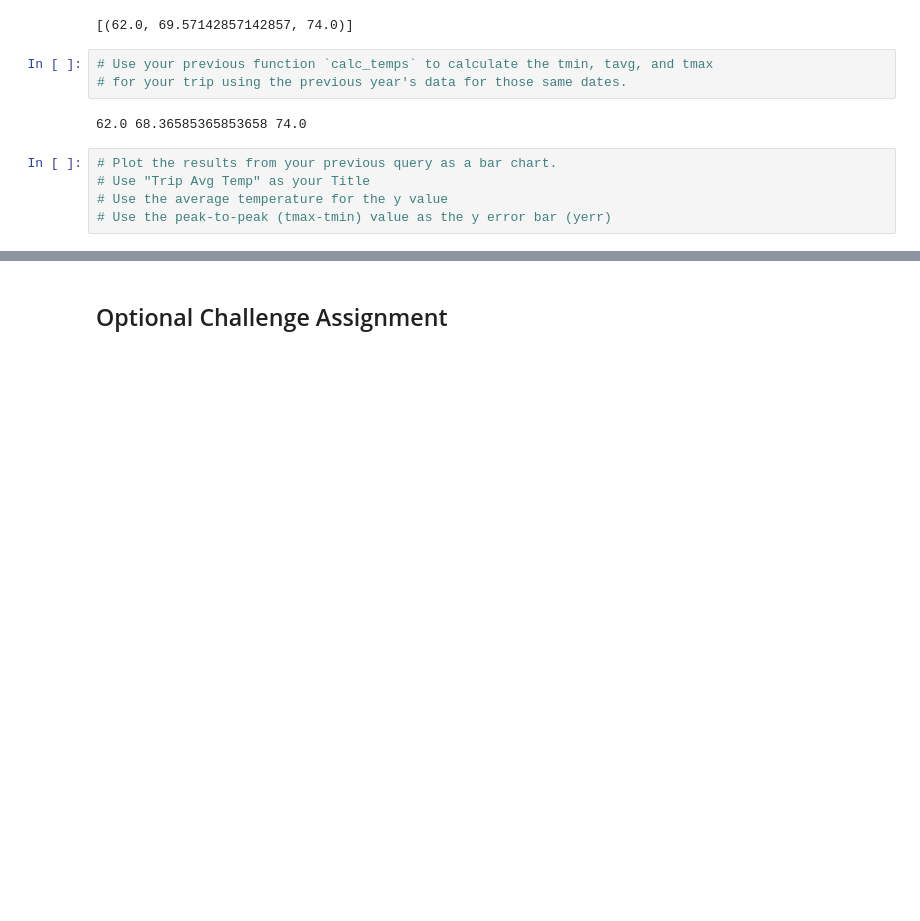
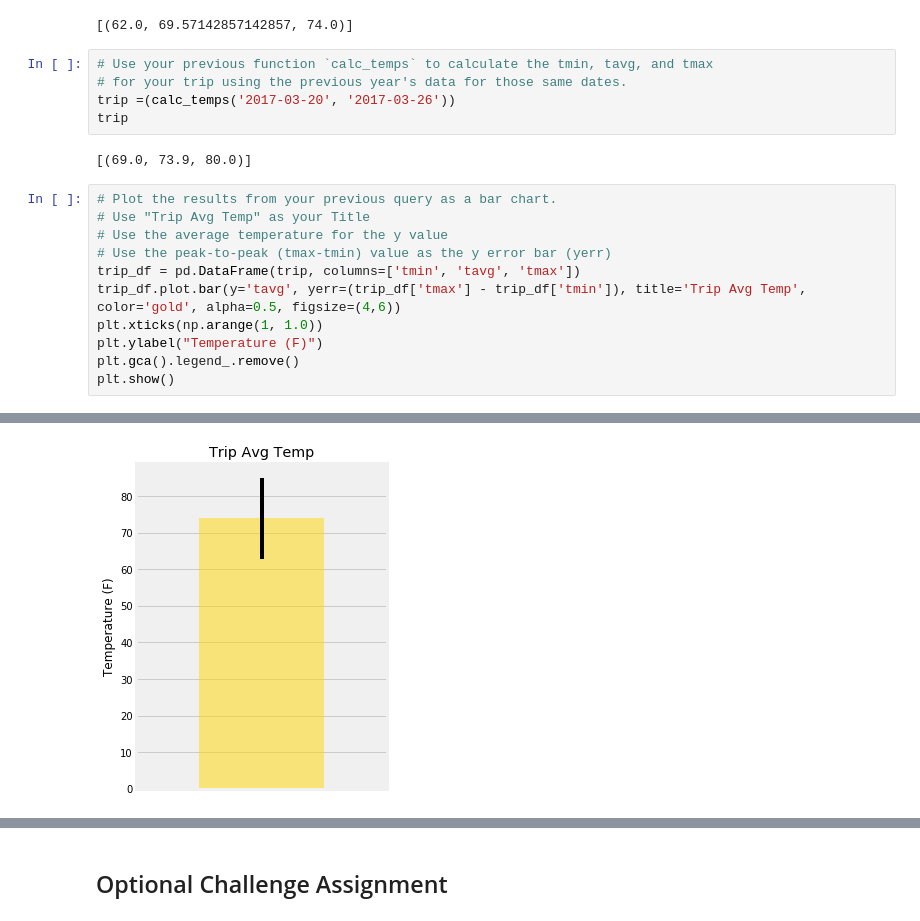
Before and after one commit to ptsande/ClimateAnalysisSQLAlchemy, a Jupyter notebook: SQLAlchemyHIWeather.ipynb, the cells around one changed output, grey strips where cells are left out. Saved outputs shown, nothing was run; the diff lists cells and outputs as text; blank space fills up the shorter version.

```diff
--- a/SQLAlchemyHIWeather.ipynb
+++ b/SQLAlchemyHIWeather.ipynb
@@ -130,11 +139,19 @@ print(calc_temps('2012-02-28', '2012-03-05'))
 # %%
 # Use your previous function `calc_temps` to calculate the tmin, tavg, and tmax
 # for your trip using the previous year's data for those same dates.
+trip =(calc_temps('2017-03-20', '2017-03-26'))
+trip
 # %% [output]
-62.0 68.36585365853658 74.0
+[(69.0, 73.9, 80.0)]
 # %%
 # Plot the results from your previous query as a bar chart.
 # Use "Trip Avg Temp" as your Title
 # Use the average temperature for the y value
 # Use the peak-to-peak (tmax-tmin) value as the y error bar (yerr)
+trip_df = pd.DataFrame(trip, columns=['tmin', 'tavg', 'tmax'])
+trip_df.plot.bar(y='tavg', yerr=(trip_df['tmax'] - trip_df['tmin']), title='Trip Avg Temp', color='gold', alpha=0.5, figsize=(4,6))
+plt.xticks(np.arange(1, 1.0))
+plt.ylabel("Temperature (F)")
+plt.gca().legend_.remove()
+plt.show()
 # %% [output]
@@ -142,0 +158 @@ print(calc_temps('2012-02-28', '2012-03-05'))
+[figure, added]
```
Also changed, not shown: parts of 12 cells of this notebook.
